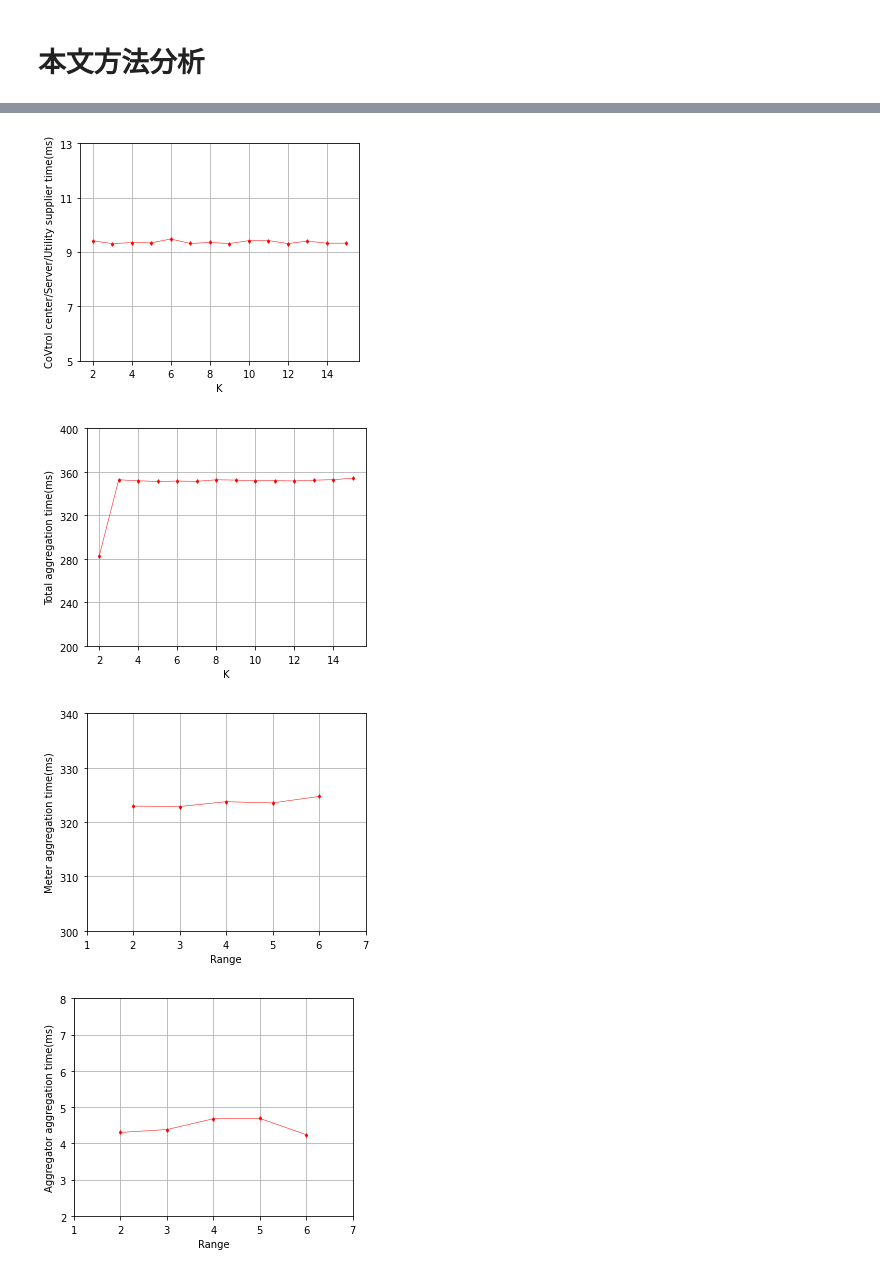
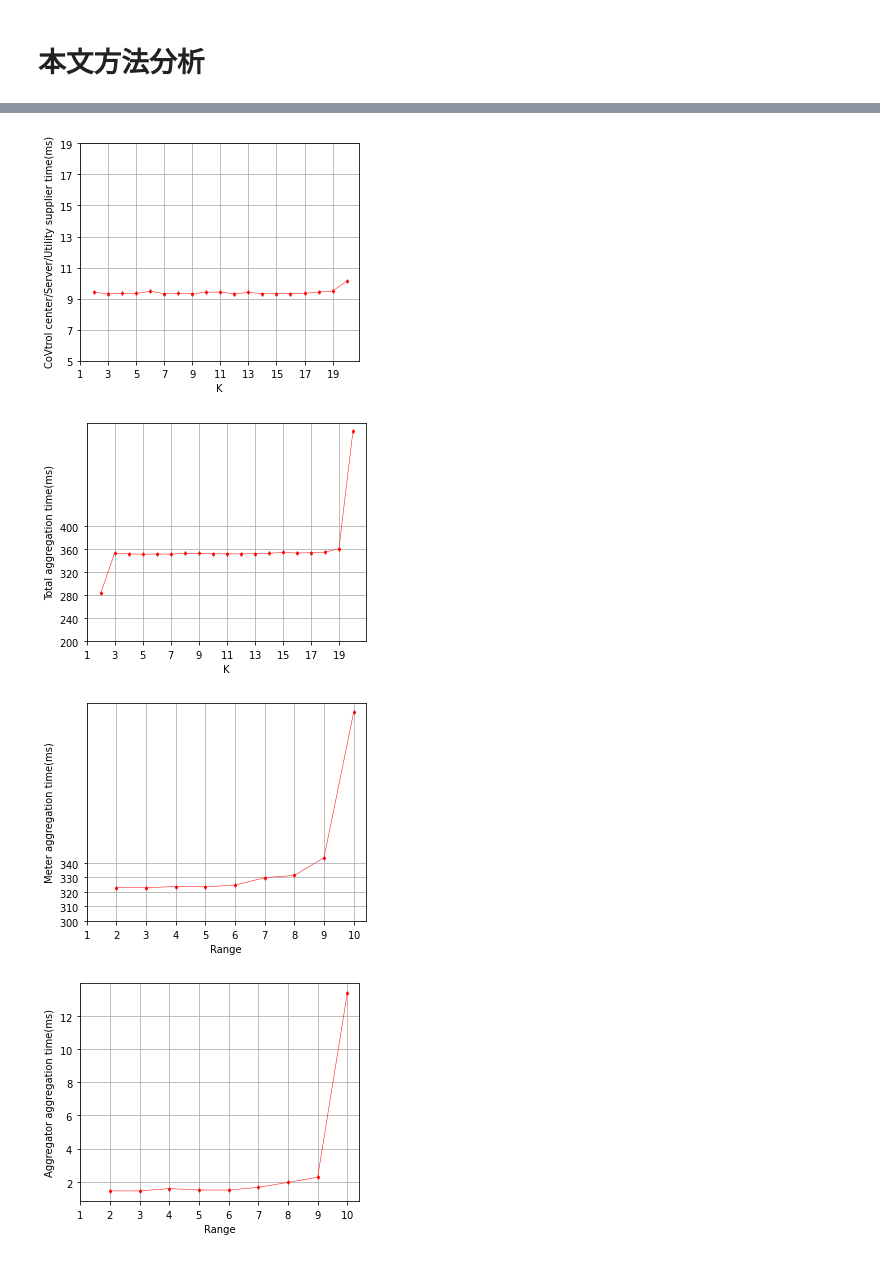
Before and after one commit to SevenBruce/CirAggregation, a Jupyter notebook: python/experments_fig.ipynb, the cells around one changed output, grey strips where cells are left out. Drawn from its saved outputs; the diff is of its cells as text; code cells hidden in the pictures.

```diff
--- a/python/experments_fig.ipynb
+++ b/python/experments_fig.ipynb
@@ -330,7 +331,7 @@ plt.show()
 # %%
 # k anonymous report aggregator
-k = [k for k in range(2,16)]
-k_anony_f = ['meterRepTime_' + str(k) for k in range(2, 16)]
+k = [k for k in range(2,kMax)]
+k_anony_f = ['meterRepTime_' + str(k) for k in range(2, kMax)]
 m_num = 20
 k_y = [avg_df_midx.loc[('BruceChen', 'cir', f, m_num), 'agg']/1e6 for f in k_anony_f]
 
@@ -340,8 +341,8 @@ plt.xlabel('K')
 plt.ylabel('Aggregator aggregation time(ms)')
 plt.ticklabel_format(axis='y', style='sci', scilimits=(-4, 3))
 plt.grid()
-plt.yticks(range(0, 6))
-# plt.xticks(range(1, 8))
+# plt.yticks(range(0, 6))
+plt.xticks(range(1, kMax, 2))
 plt.savefig('figs/meter_k_agg_report.svg')
 plt.show()
 # %% [output]
@@ -349,10 +350,10 @@ plt.show()
 # %%
 # k anonymous report controll
 
-k = [k for k in range(2,16)]
-k_anony_f = ['meterRepTime_' + str(k) for k in range(2, 16)]
+k = [k for k in range(2,kMax)]
+k_anony_f = ['meterRepTime_' + str(k) for k in range(2, kMax)]
 m_num = 20
-k_y = [avg_df_midx.loc[('BruceChen', 'cir', f, m_num), 'control']/1e6 for f in k_anony_f]
+k_y = [avg_df_midx.loc[('rasp', 'cir', f, m_num), 'control']/1e6 for f in k_anony_f]
 
 plt.plot(k, k_y, marker=markers[3], color='r')
 
@@ -360,18 +361,18 @@ plt.xlabel('K')
 plt.ylabel('CoVtrol center/Server/Utility supplier time(ms)')
 plt.ticklabel_format(axis='y', style='sci', scilimits=(-4, 3))
 plt.grid()
-plt.yticks(range(5, 15, 2))
-# plt.xticks(range(1, 8))
+plt.yticks(range(5, kMax, 2))
+plt.xticks(range(1, kMax, 2))
 plt.savefig('figs/meter_k_control_report.svg')
 plt.show()
 # %% [output]
-[figure, old version]
+[figure, new version]
 # %%
 
 # k anonymous report total
 
-k = [k for k in range(2,16)]
-k_anony_f = ['meterRepTime_' + str(k) for k in range(2, 16)]
+k = [k for k in range(2,kMax)]
+k_anony_f = ['meterRepTime_' + str(k) for k in range(2, kMax)]
 m_num = 20
 k_y = []
 for f in k_anony_f:
@@ -387,14 +388,14 @@ plt.ylabel('Total aggregation time(ms)')
 plt.ticklabel_format(axis='y', style='sci', scilimits=(-4, 3))
 plt.grid()
 plt.yticks(range(200, 430, 40))
-# plt.xticks(range(1, 8))
+plt.xticks(range(1, kMax, 2))
 plt.savefig('figs/meter_k_total_report.svg')
 plt.show()
 # %% [output]
-[figure, old version]
+[figure, new version]
 # %%
 # k anonymous range meter
-rMax = 7
+rMax = 11
 r = [r for r in range(2,rMax)]
 r_anony_f = ['meterRepTime_r' + str(k) for k in range(2,rMax)]
 m_num = 20
@@ -407,33 +408,33 @@ plt.ylabel('Meter aggregation time(ms)')
 plt.ticklabel_format(axis='y', style='sci', scilimits=(-4, 3))
 plt.grid()
 plt.yticks(range(300, 350, 10))
-plt.xticks(range(1, 8))
+plt.xticks(range(1, rMax))
 
 plt.savefig('figs/meter_range_meter_report.svg')
 plt.show()
 # %% [output]
-[figure, old version]
+[figure, new version]
 # %%
 # k anonymous range aggregator
 
 r = [r for r in range(2,rMax)]
 r_anony_f = ['meterRepTime_r' + str(k) for k in range(2, rMax)]
 m_num = 20
-r_y = [avg_df_midx.loc[('raspberrypi', 'cir', f, m_num), 'agg']/1e6 for f in r_anony_f]
+r_y = [avg_df_midx.loc[('BruceChen', 'cir', f, m_num), 'agg']/1e6 for f in r_anony_f]
 
 plt.plot(r, r_y, marker=markers[3], color='r')
 
 plt.xlabel('Range')
 plt.ylabel('Aggregator aggregation time(ms)')
 plt.ticklabel_format(axis='y', style='sci', scilimits=(-4, 3))
 plt.grid()
-plt.yticks(range(2, 9))
-plt.xticks(range(1, 8))
+# plt.yticks(range(2, 9))
+plt.xticks(range(1, rMax))
 
 plt.savefig('figs/meter_range_agg_report.svg')
 plt.show()
 # %% [output]
-[figure, old version]
+[figure, new version]
 # %%
 # k anonymous range control
 
```
Also changed, not shown: parts of 7 cells of this notebook, 19 other files.
